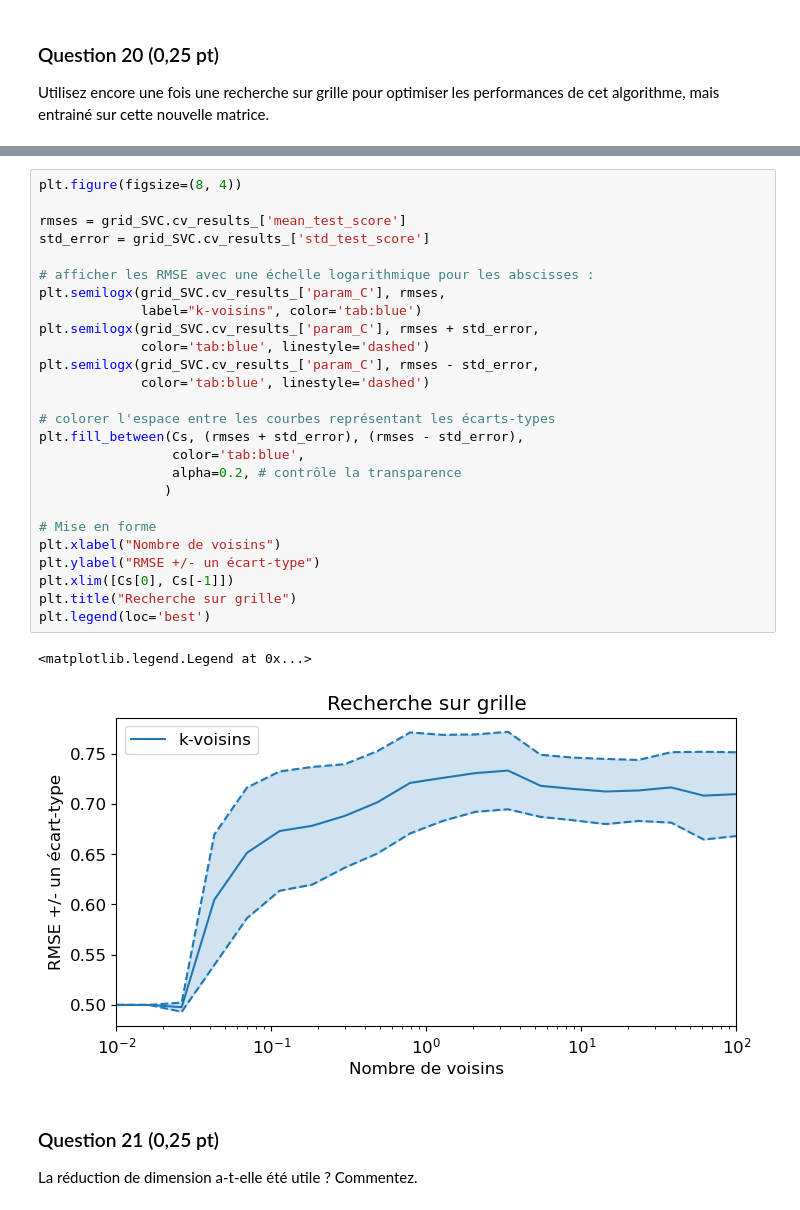
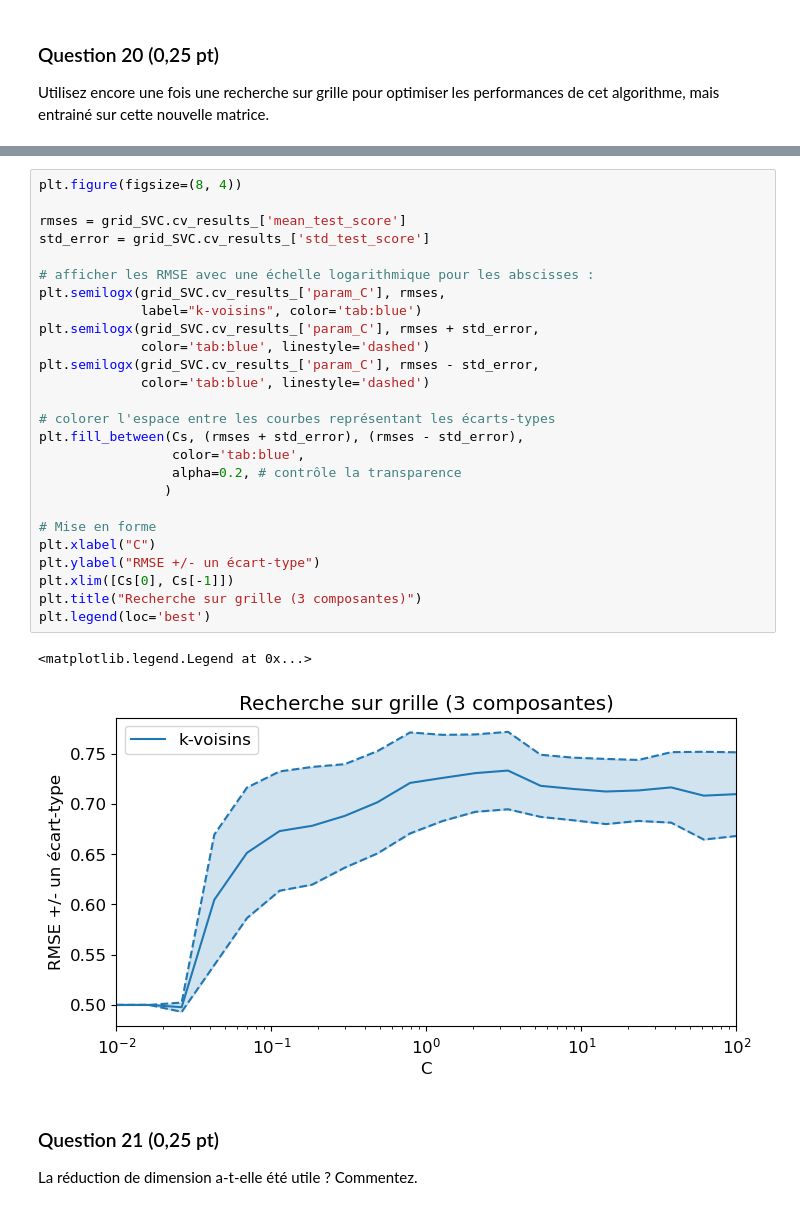
Before and after one commit to ArthurCLi/sdd, a Jupyter notebook: Projet_Climaud.ipynb, the cells around one changed output, grey strips where cells are left out. Saved outputs shown, nothing was run; the diff lists cells and outputs as text.

```diff
--- a/Projet_Climaud.ipynb
+++ b/Projet_Climaud.ipynb
@@ -507,32 +536,32 @@ Le régulariseur optimal est 3.359818286283781, pour une précision équilibrée
 # %%
 plt.figure(figsize=(8, 4))
 
 rmses = grid_SVC.cv_results_['mean_test_score']
 std_error = grid_SVC.cv_results_['std_test_score']
 
 # afficher les RMSE avec une échelle logarithmique pour les abscisses :
 plt.semilogx(grid_SVC.cv_results_['param_C'], rmses,
              label="k-voisins", color='tab:blue')
 plt.semilogx(grid_SVC.cv_results_['param_C'], rmses + std_error,
              color='tab:blue', linestyle='dashed')
 plt.semilogx(grid_SVC.cv_results_['param_C'], rmses - std_error,
              color='tab:blue', linestyle='dashed')
 
 # colorer l'espace entre les courbes représentant les écarts-types
 plt.fill_between(Cs, (rmses + std_error), (rmses - std_error),
                  color='tab:blue',
                  alpha=0.2, # contrôle la transparence
                 )
 
 # Mise en forme
-plt.xlabel("Nombre de voisins")
+plt.xlabel("C")
 plt.ylabel("RMSE +/- un écart-type")
 plt.xlim([Cs[0], Cs[-1]])
-plt.title("Recherche sur grille")
+plt.title("Recherche sur grille (3 composantes)")
 plt.legend(loc='best')
 # %% [output]
 <matplotlib.legend.Legend at 0x...>
-[figure, old version]
+[figure, new version]
 # %% [markdown]
 ### Question 21 (0,25 pt)
 La réduction de dimension a-t-elle été utile ? Commentez.
```
Also changed, not shown: parts of 7 cells of this notebook.
